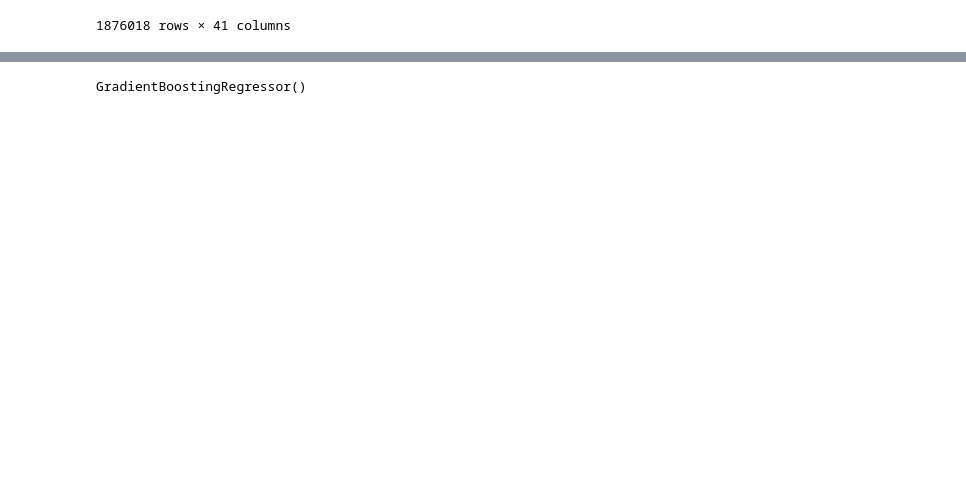
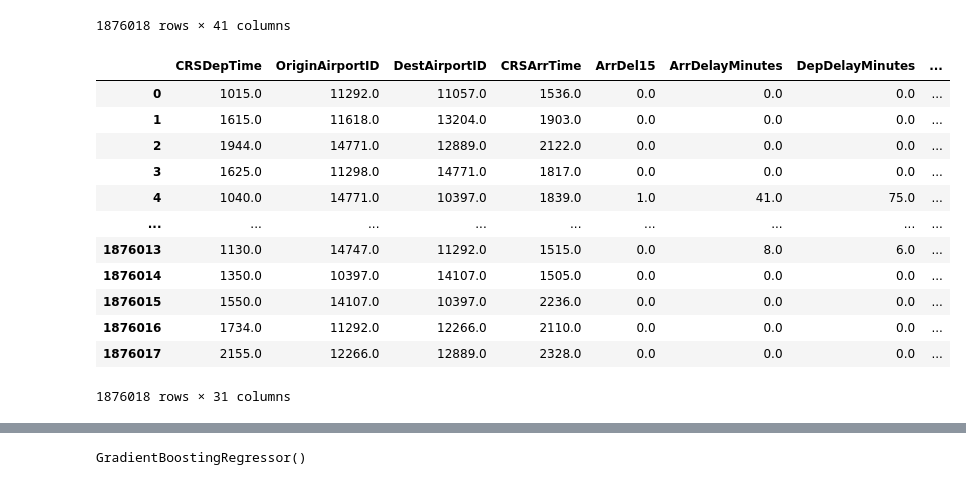
Before and after one commit to AMVamsi/Flight_Delay_Prediction, a Jupyter notebook: Project.ipynb, the cells around one changed output, grey strips where cells are left out. Drawn from its saved outputs; the diff is of its cells as text; code cells hidden in the pictures; blank space fills up the shorter version.

```diff
--- a/Project.ipynb
+++ b/Project.ipynb
@@ -1085,3 +1085,20 @@ df
 | 1876016 | 2.0 | 2016.0 | 5.0 | 20.0 | 1700.0 | 0.0 | 1734.0 | 11292.0 | 12266.0 | ... |
 | 1876017 | 2.0 | 2016.0 | 5.0 | 20.0 | 2100.0 | 0.0 | 2155.0 | 12266.0 | 12889.0 | ... |
 1876018 rows × 41 columns
+# %%
+d = df.drop(["Quarter", "Year","ArrTime", "DepTime", "Month", "DayofMonth", "DepDel15", "Date", "Airport_y","Airport_x"],axis=1)
+d
+# %% [output]
+|  | CRSDepTime | OriginAirportID | DestAirportID | CRSArrTime | ArrDel15 | ArrDelayMinutes | DepDelayMinutes | ... |
+| 0 | 1015.0 | 11292.0 | 11057.0 | 1536.0 | 0.0 | 0.0 | 0.0 | ... |
+| 1 | 1615.0 | 11618.0 | 13204.0 | 1903.0 | 0.0 | 0.0 | 0.0 | ... |
+| 2 | 1944.0 | 14771.0 | 12889.0 | 2122.0 | 0.0 | 0.0 | 0.0 | ... |
+| 3 | 1625.0 | 11298.0 | 14771.0 | 1817.0 | 0.0 | 0.0 | 0.0 | ... |
+| 4 | 1040.0 | 14771.0 | 10397.0 | 1839.0 | 1.0 | 41.0 | 75.0 | ... |
+| ... | ... | ... | ... | ... | ... | ... | ... | ... |
+| 1876013 | 1130.0 | 14747.0 | 11292.0 | 1515.0 | 0.0 | 8.0 | 6.0 | ... |
+| 1876014 | 1350.0 | 10397.0 | 14107.0 | 1505.0 | 0.0 | 0.0 | 0.0 | ... |
+| 1876015 | 1550.0 | 14107.0 | 10397.0 | 2236.0 | 0.0 | 0.0 | 0.0 | ... |
+| 1876016 | 1734.0 | 11292.0 | 12266.0 | 2110.0 | 0.0 | 0.0 | 0.0 | ... |
+| 1876017 | 2155.0 | 12266.0 | 12889.0 | 2328.0 | 0.0 | 0.0 | 0.0 | ... |
+1876018 rows × 31 columns
```
Also changed, not shown: parts of 12 cells of this notebook.
